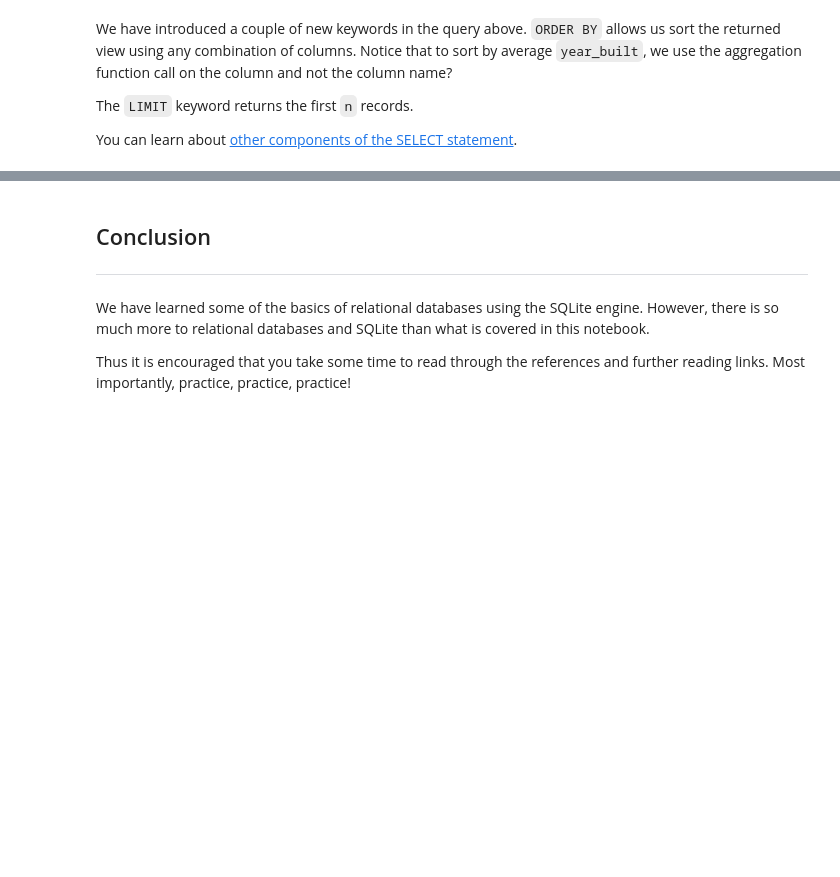
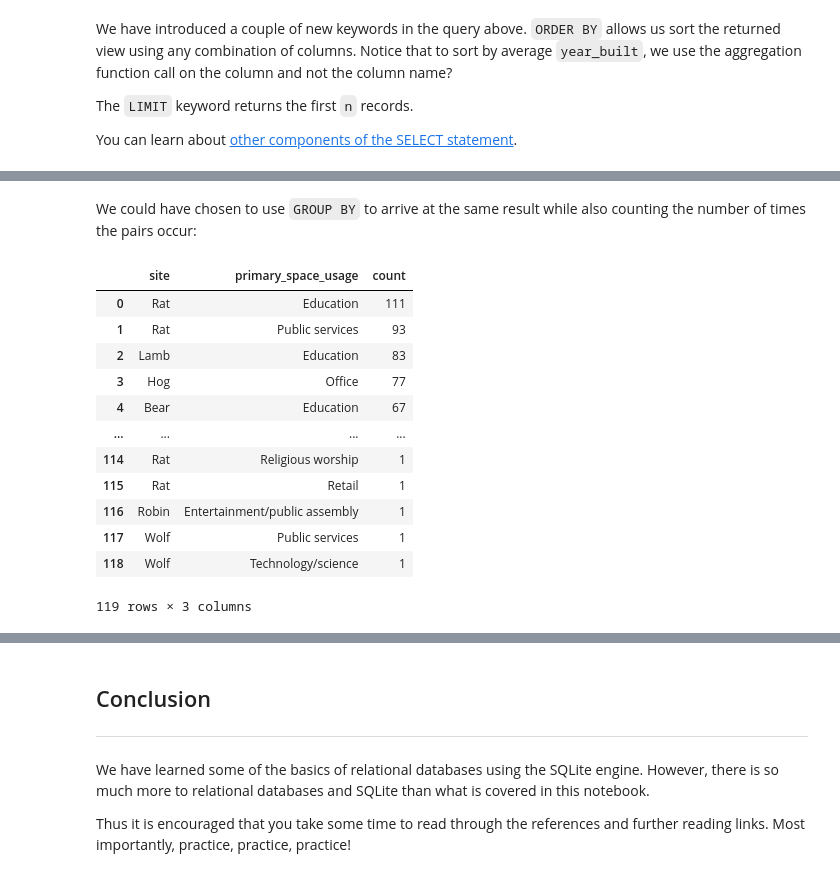
Before and after one commit to intelligent-environments-lab/occupant_centric_grid_interactive_buildings_course, a Jupyter notebook: src/notebooks/tutorials/sqlite_relational_database.ipynb, the cells around one changed output, grey strips where cells are left out. Saved outputs shown, nothing was run; the diff lists cells and outputs as text; code cells hidden in the pictures; blank space fills up the shorter version.

```diff
--- a/src/notebooks/tutorials/sqlite_relational_database.ipynb
+++ b/src/notebooks/tutorials/sqlite_relational_database.ipynb
@@ -1422,0 +1457,32 @@ You can learn about [other components of the SELECT statement](https://www.sqlit
+# %% [markdown]
+We could have chosen to use `GROUP BY` to arrive at the same result while also counting the number of times the pairs occur:
+# %%
+transaction = """
+SELECT DISTINCT
+    s.name AS site,
+    p.name AS primary_space_usage,
+    COUNT(p.name) AS "count"
+FROM building_metadata m
+LEFT JOIN site s ON s.id = m.site_id
+LEFT JOIN primary_space_usage p ON p.id = m.primary_space_usage_id
+GROUP BY
+    s.name,
+    p.name
+ORDER BY
+    COUNT(p.name) DESC
+"""
+display(read_database(DATABASE_FILEPATH, transaction))
+# %% [output]
+|  | site | primary_space_usage | count |
+| 0 | Rat | Education | 111 |
+| 1 | Rat | Public services | 93 |
+| 2 | Lamb | Education | 83 |
+| 3 | Hog | Office | 77 |
+| 4 | Bear | Education | 67 |
+| ... | ... | ... | ... |
+| 114 | Rat | Religious worship | 1 |
+| 115 | Rat | Retail | 1 |
+| 116 | Robin | Entertainment/public assembly | 1 |
+| 117 | Wolf | Public services | 1 |
+| 118 | Wolf | Technology/science | 1 |
+119 rows × 3 columns
```
Also changed, not shown: parts of 22 cells of this notebook.
